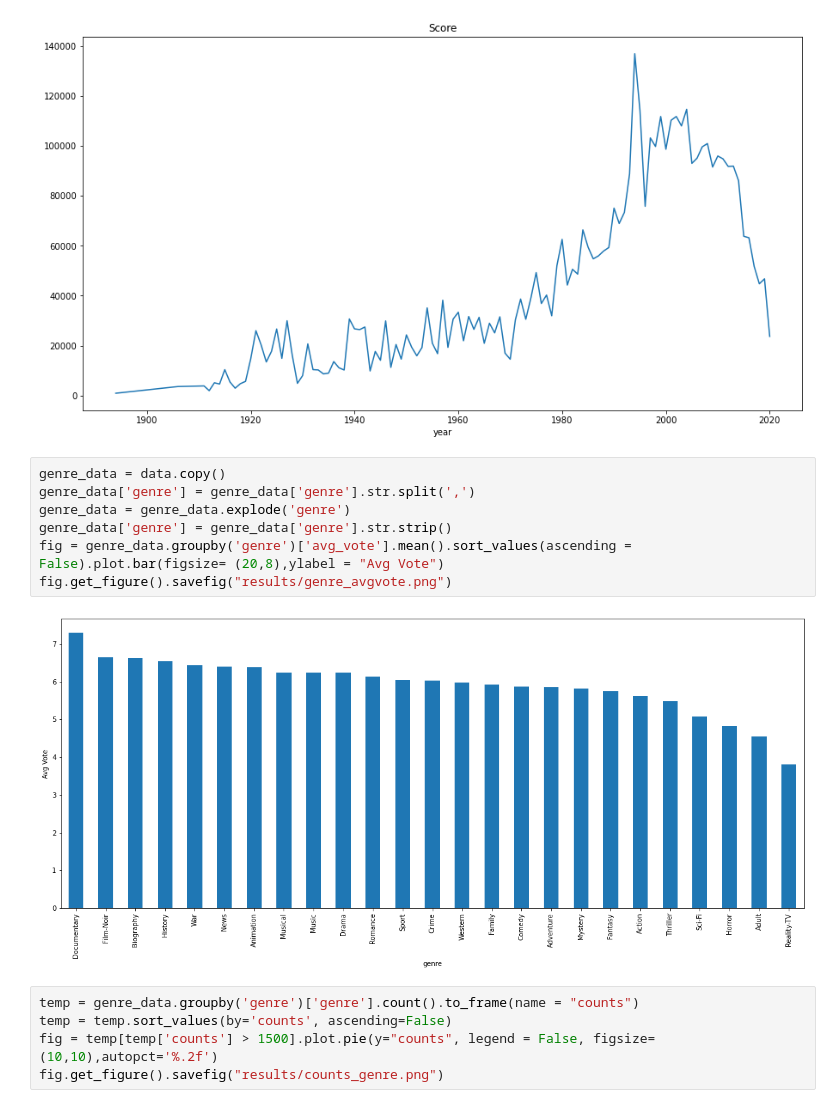
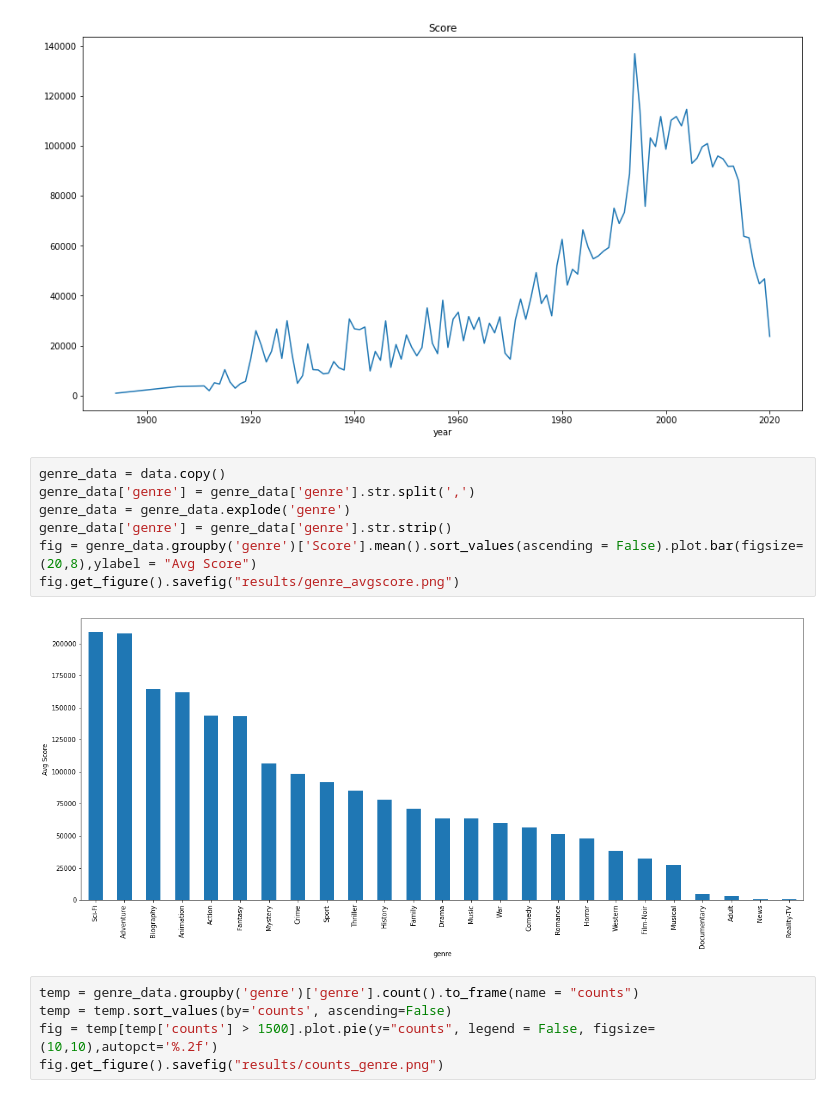
Before and after one commit to hcayirli97/Movie_Scoring-Analysis, a Jupyter notebook: main.ipynb, the cells around one changed output. Drawn from its saved outputs; the diff is of its cells as text.

```diff
--- a/main.ipynb
+++ b/main.ipynb
@@ -84,12 +84,12 @@ fig.get_figure().savefig("results/year_score.png")
 # %%
 genre_data = data.copy()
 genre_data['genre'] = genre_data['genre'].str.split(',')
 genre_data = genre_data.explode('genre')
 genre_data['genre'] = genre_data['genre'].str.strip()
-fig = genre_data.groupby('genre')['avg_vote'].mean().sort_values(ascending = False).plot.bar(figsize= (20,8),ylabel = "Avg Vote")
-fig.get_figure().savefig("results/genre_avgvote.png")
+fig = genre_data.groupby('genre')['Score'].mean().sort_values(ascending = False).plot.bar(figsize= (20,8),ylabel = "Avg Score")
+fig.get_figure().savefig("results/genre_avgscore.png")
 # %% [output]
-[figure, old version]
+[figure, new version]
 # %%
 temp = genre_data.groupby('genre')['genre'].count().to_frame(name = "counts")
 temp = temp.sort_values(by='counts', ascending=False)
```
Also changed, not shown: 2 other files.
